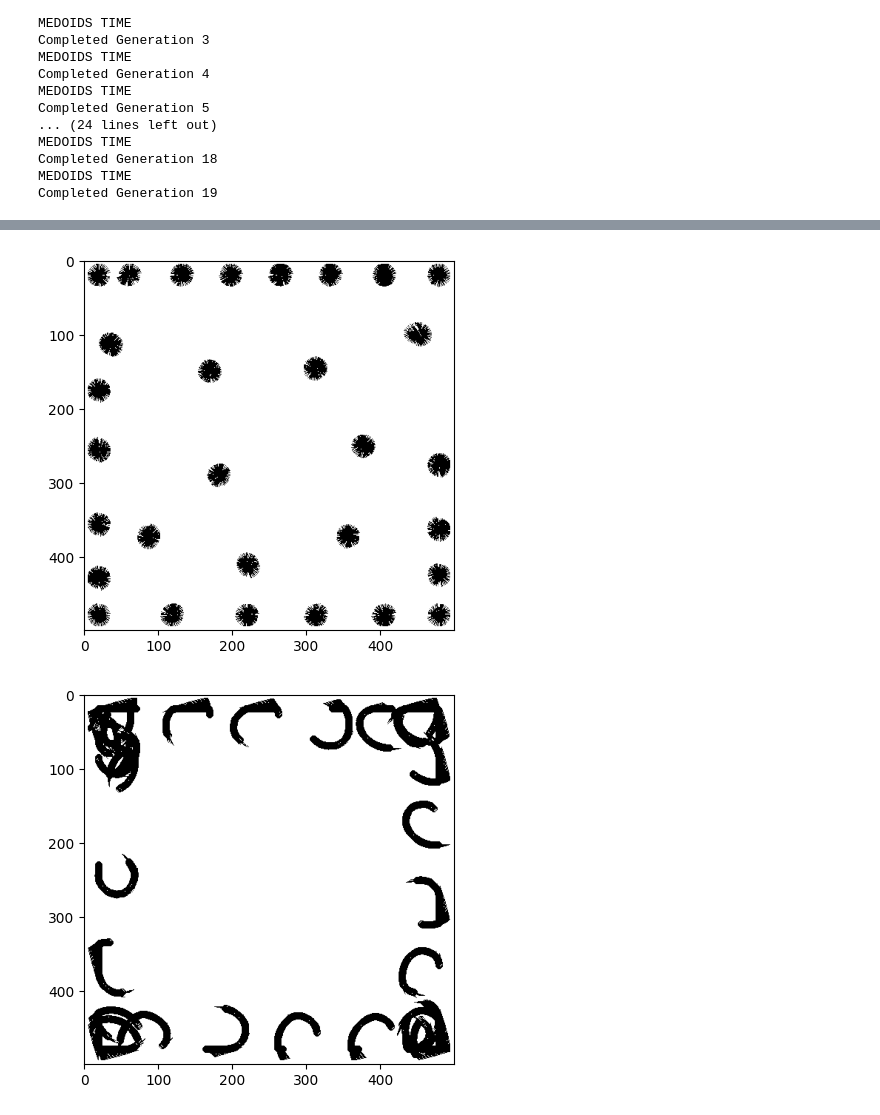
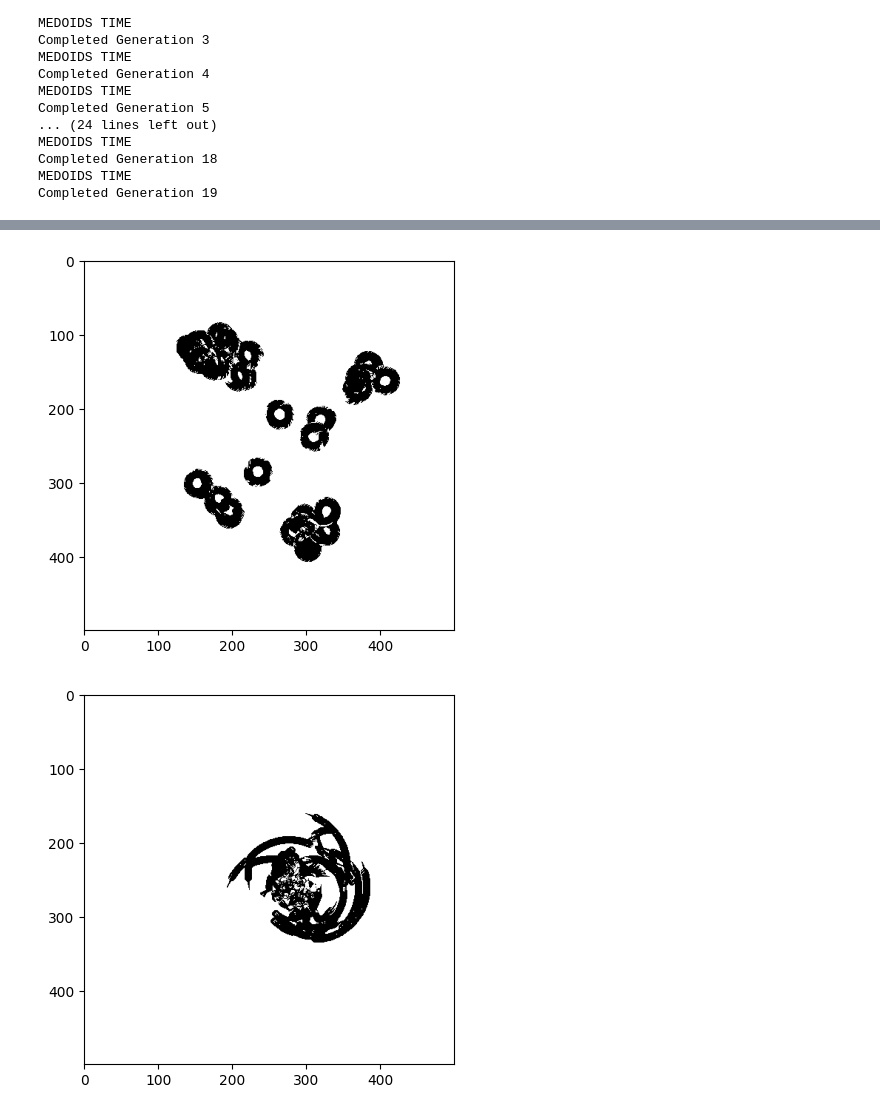
Before and after one commit to Connor-Mattson/SwarmBehaviorDiscovery, a Jupyter notebook: baseline.ipynb, the cells around one changed output, grey strips where cells are left out. Cells and saved outputs as stored; diff of their text form; code cells hidden in the pictures.

```diff
--- a/baseline.ipynb
+++ b/baseline.ipynb
@@ -92,14 +95,18 @@ Completed Generation 19
 # %%
 import matplotlib.pyplot as plot
 genomes = [
-    [0.6793704583992274, 0.7123835544800092, -0.9867, -0.046029608551221346, ],
-    [-0.7189, -0.7124, 0.7606, -0.5428, ],
-    [-0.2712, -0.0836, -0.301, -0.0173, ],
-    [0.7560202188169366, 0.6484774321389417, 0.7044, 1.0, ],
-    [-0.7404, -0.6018, 0.8168, 0.8061066592209982, ],
-    [-0.4838, 0.7502, -0.5593, -0.2974, ],
-    [0.8253, 0.6510564834429836, 1.0, -0.02504683327321791, ],
-    [0.9379, 0.1505, 0.6771, 0.3309, ],
+[0.94520923, 0.8962 ,    0.5542 ,    0.8497    ],
+[0.6528 ,    0.23721233, 0.6329 ,    0.235     ],
+[0.22398939 ,0.66104988, 0.87086294, 0.7218    ],
+[0.8346  ,   0.5136 ,    0.87086294, 0.7218    ],
+[ 0.6493  ,    0.72810859,  0.8445 ,    -0.52773635],
+[0.37564976, 1.  ,       0.48924173, 0.9221    ],
+[-0.8927254,  -0.7749,     -0.06330659,  0.17254084],
+[ 0.68619126 , 0.12407026, -0.83458283, -0.09507019],
+[0.5062, 0.7176 ,0.4435, 1.    ],
+[0.46355004, 0.71969535, 0.3593,    0.8853    ],
+[-0.1938423, -0.857 ,     0.6491 ,   -0.8409   ],
+[ 0.5062,      0.7176,     -0.735  ,    -0.07639049],
 ]
 
 evolution, screen = ModifiedHaltingEvolution.defaultEvolver(steps=4000)
@@ -117,2 +124,2 @@ for genome in genomes:
-[figure, old version]
+[figure, new version]
-[figure, old version]
+[figure, new version]
```
Also changed, not shown: parts of 2 cells of this notebook, 8 other files.
